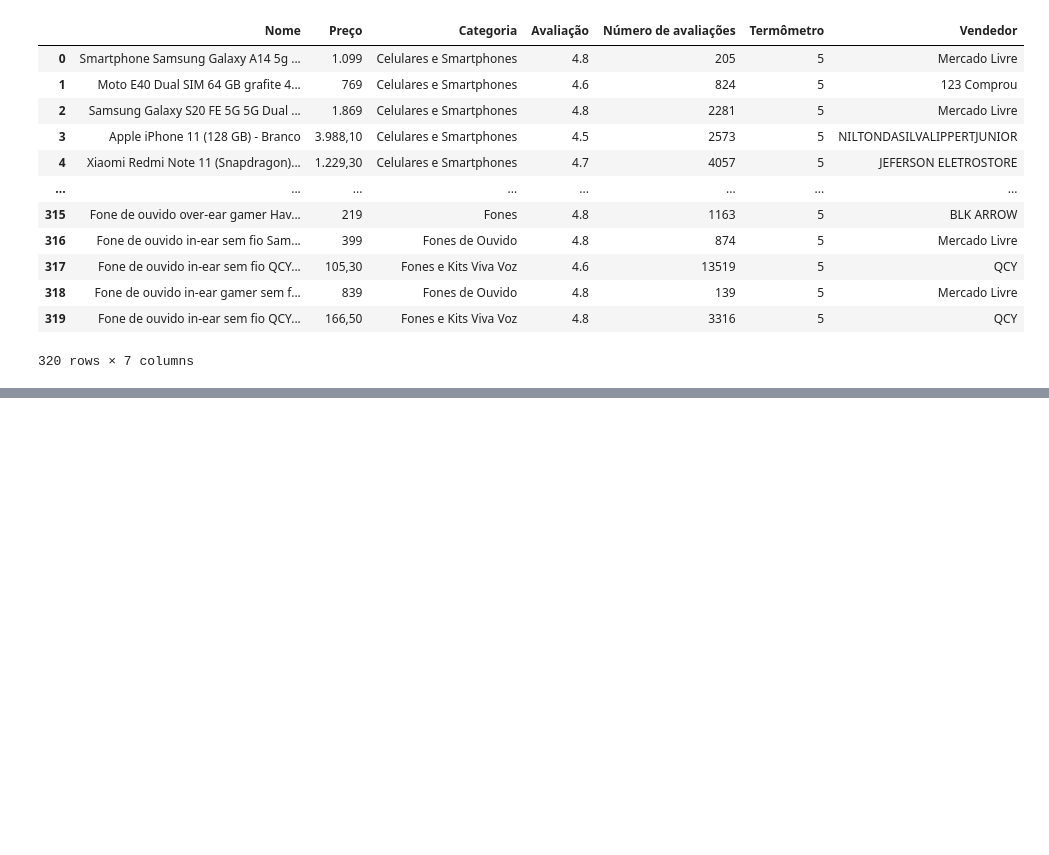
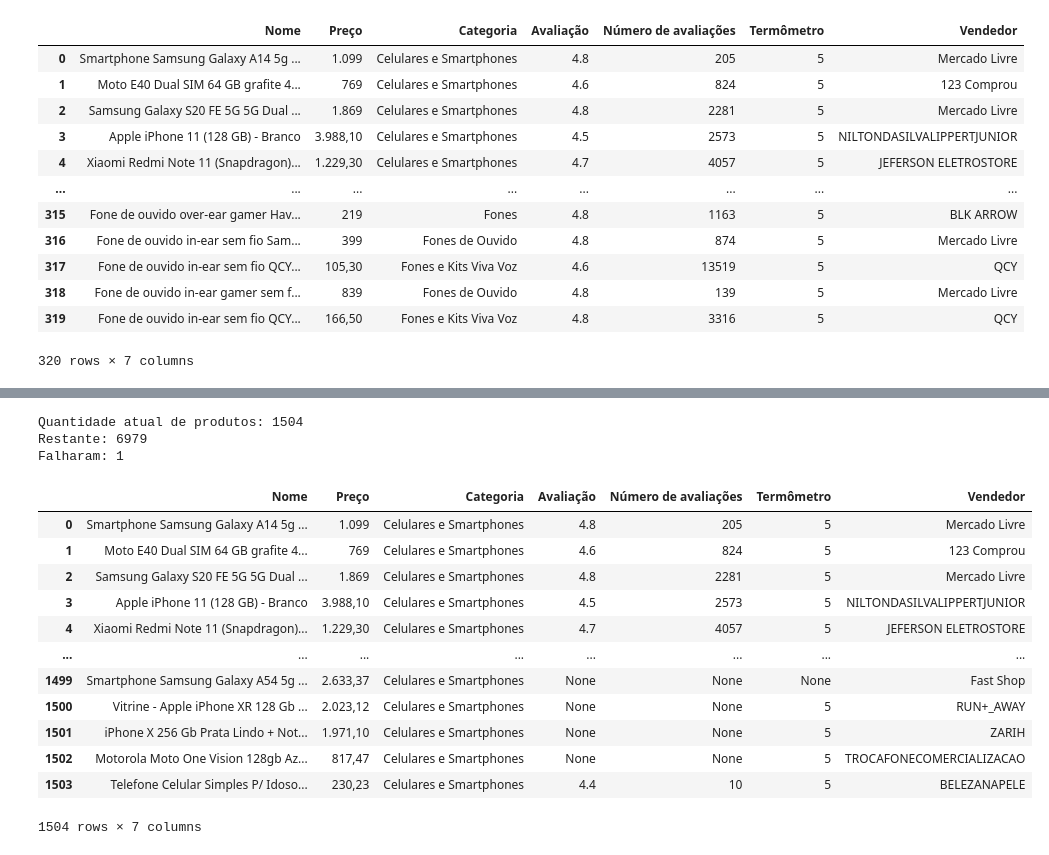
Before and after one commit to dytron/data-science-mercado-livre, a Jupyter notebook: extracao.ipynb, the cells around one changed output, grey strips where cells are left out. Cells and saved outputs as stored; diff of their text form; code cells hidden in the pictures; blank space fills up the shorter version.

Commit message:
1504 produtos

```diff
--- a/extracao.ipynb
+++ b/extracao.ipynb
@@ -370,3 +387,20 @@ get_all_products(only_full=True, max_amount=1, max_product_request=1)
 # %%
 # Adiciona todos os produtos, incluindo os que não têm todos os campos preenchidos
-get_all_products(only_full=False, max_amount=100)
+get_all_products(only_full=False, max_amount=500)
+# %% [output]
+Quantidade atual de produtos: 1504
+Restante: 6979
+Falharam: 1
+|  | Nome | Preço | Categoria | Avaliação | Número de avaliações | Termômetro | Vendedor |
+| 0 | Smartphone Samsung Galaxy A14 5g ... | 1.099 | Celulares e Smartphones | 4.8 | 205 | 5 | Mercado Livre |
+| 1 | Moto E40 Dual SIM 64 GB grafite 4... | 769 | Celulares e Smartphones | 4.6 | 824 | 5 | 123 Comprou |
+| 2 | Samsung Galaxy S20 FE 5G 5G Dual ... | 1.869 | Celulares e Smartphones | 4.8 | 2281 | 5 | Mercado Livre |
+| 3 | Apple iPhone 11 (128 GB) - Branco | 3.988,10 | Celulares e Smartphones | 4.5 | 2573 | 5 | NILTONDASILVALIPPERTJUNIOR |
+| 4 | Xiaomi Redmi Note 11 (Snapdragon)... | 1.229,30 | Celulares e Smartphones | 4.7 | 4057 | 5 | JEFERSON ELETROSTORE |
+| ... | ... | ... | ... | ... | ... | ... | ... |
+| 1499 | Smartphone Samsung Galaxy A54 5g ... | 2.633,37 | Celulares e Smartphones | None | None | None | Fast Shop |
+| 1500 | Vitrine - Apple iPhone XR 128 Gb ... | 2.023,12 | Celulares e Smartphones | None | None | 5 | RUN+_AWAY |
+| 1501 | iPhone X 256 Gb Prata Lindo + Not... | 1.971,10 | Celulares e Smartphones | None | None | 5 | ZARIH |
+| 1502 | Motorola Moto One Vision 128gb Az... | 817,47 | Celulares e Smartphones | None | None | 5 | TROCAFONECOMERCIALIZACAO |
+| 1503 | Telefone Celular Simples P/ Idoso... | 230,23 | Celulares e Smartphones | 4.4 | 10 | 5 | BELEZANAPELE |
+1504 rows × 7 columns
```
Also changed, not shown: parts of 1 cell of this notebook, 2 other files.
